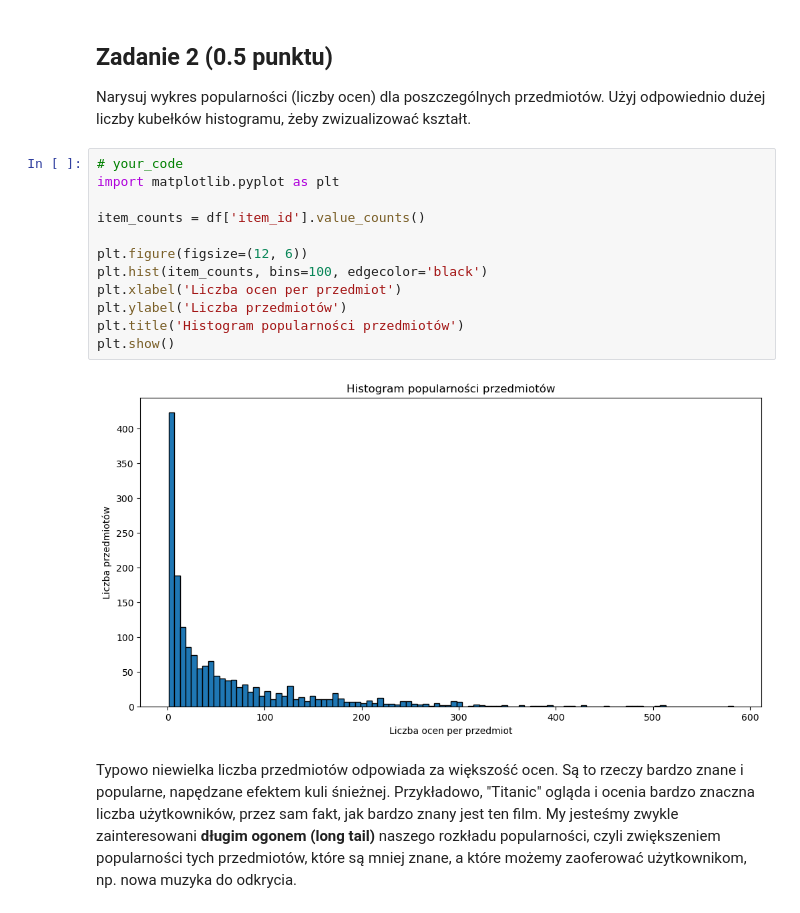
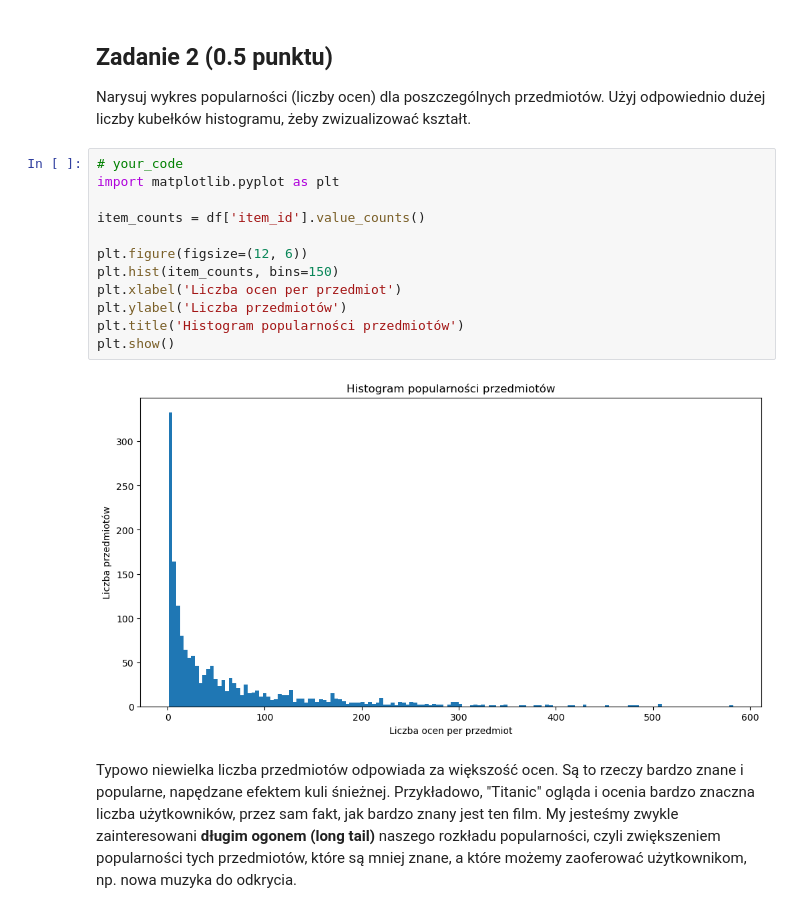
Before and after one commit to kacperszo/sztuczna-inteligencja, a Jupyter notebook: lab7/lab_7.ipynb, the cells around one changed output. Drawn from its saved outputs; the diff is of its cells as text.

```diff
--- a/lab7/lab_7.ipynb
+++ b/lab7/lab_7.ipynb
@@ -145,17 +151,17 @@ Narysuj wykres popularności (liczby ocen) dla poszczególnych przedmiotów. Uż
 # %%
 # your_code
 import matplotlib.pyplot as plt
 
 item_counts = df['item_id'].value_counts()
 
 plt.figure(figsize=(12, 6))
-plt.hist(item_counts, bins=100, edgecolor='black')
+plt.hist(item_counts, bins=150)
 plt.xlabel('Liczba ocen per przedmiot')
 plt.ylabel('Liczba przedmiotów')
 plt.title('Histogram popularności przedmiotów')
 plt.show()
 # %% [output]
-[figure, old version]
+[figure, new version]
 # %% [markdown]
 Typowo niewielka liczba przedmiotów odpowiada za większość ocen. Są to rzeczy bardzo znane i popularne, napędzane efektem kuli śnieżnej. Przykładowo, "Titanic" ogląda i ocenia bardzo znaczna liczba użytkowników, przez sam fakt, jak bardzo znany jest ten film. My jesteśmy zwykle zainteresowani **długim ogonem (long tail)** naszego rozkładu popularności, czyli zwiększeniem popularności tych przedmiotów, które są mniej znane, a które możemy zaoferować użytkownikom, np. nowa muzyka do odkrycia.
 # %% [markdown]
```
Also changed, not shown: parts of 8 cells of this notebook.
